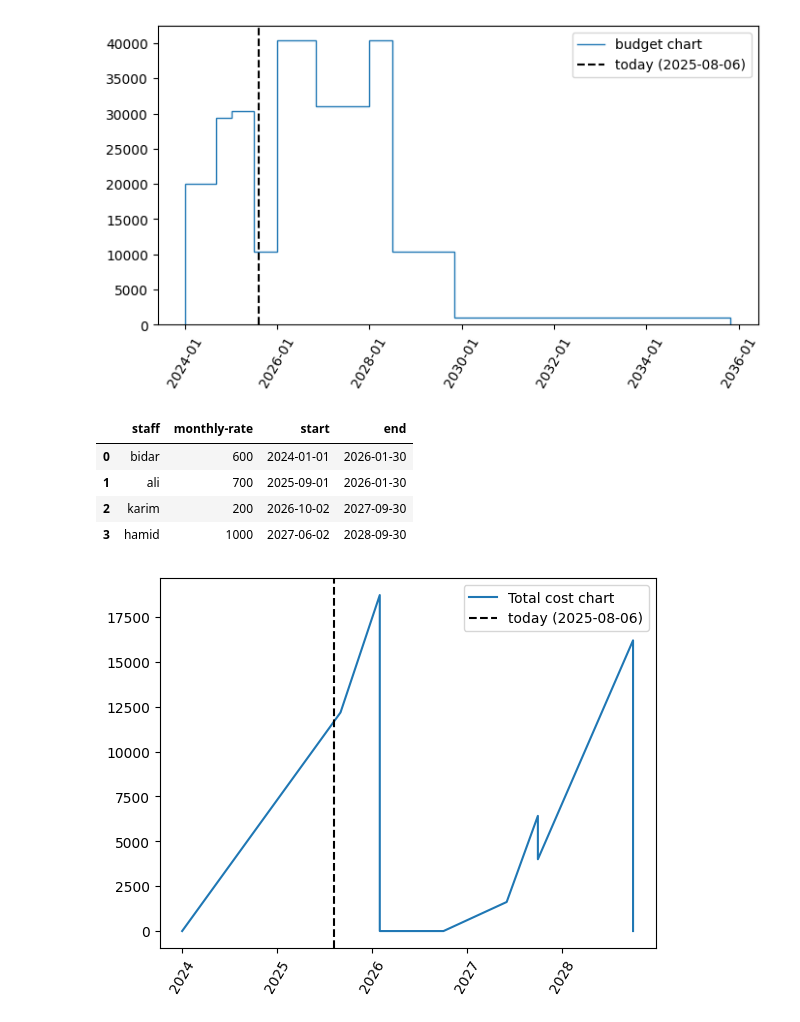
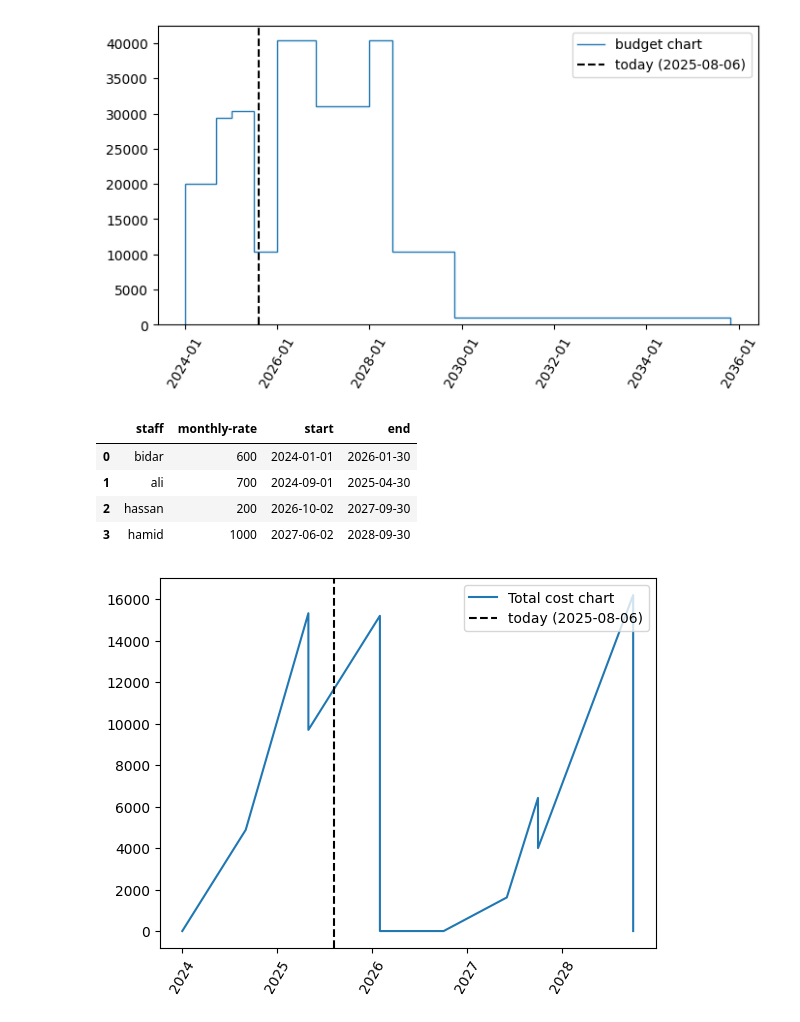
Before and after one commit to amirhoseinbidar/plot-proj, a Jupyter notebook: project.ipynb, the cells around one changed output. Cells and saved outputs as stored; diff of their text form; code cells hidden in the pictures.

```diff
--- a/project.ipynb
+++ b/project.ipynb
@@ -97,7 +98,7 @@ def plot_budget_cumsum(df: pd.DataFrame, ax: plt.Axes = None, plot_today: bool =
     return ax
 
 
-def plot_staff_cost(
+def plot_staff_cost_cumsum(
     df: pd.DataFrame, ax: plt.Axes = None, plot_today: bool = True, color: str = None
 ):
     now = datetime.now()
@@ -144,5 +145,35 @@ def plot_staff_cost(
             linestyle="dashed",
         )
     plt.xticks(rotation=60)
-    ax.legend()
+    ax.legend(loc="upper right")
     return ax
+
+
+def plot_staff_proportional_cost(
+    participation_df: pd.DataFrame,
+    cost_df: pd.DataFrame,
+    budget_df: pd.DataFrame,
+    project_name: str,
+    ax: plt.Axes = None,
+    plot_today: bool = True,
+    color: str = None,
+):
+    project = budget_df[budget_df["name"] == project_name].iloc[0]
+    start, end = project["start"], project["end"]
+
+    active_staffs = cost_df[(cost_df["start"] < end) & (cost_df["end"] > start)].copy()
+    active_staffs["start"] = active_staffs["start"].apply(lambda x: max(x, start))
+    active_staffs["end"] = active_staffs["end"].apply(lambda x: min(x, end))
+
+    for idx, record in active_staffs.iterrows():
+        participation_record = participation_df[
+            (participation_df["staff"] == record["staff"])
+            & (participation_df["name"] == project_name)
+        ]
+        if not participation_record.empty:
+            rate = participation_record.iloc[0]["participation"]
+            active_staffs.at[idx, "monthly-rate"] = record["monthly-rate"] * rate
+        else:
+            active_staffs.at[idx, "monthly-rate"] = 0
+
+    return plot_staff_cost_cumsum(active_staffs, ax, plot_today, color)
@@ -180,17 +217,17 @@ plt.show()
 # %%
 import pandas as pd
 
-cost_df = pd.read_csv('sample2.csv')
+cost_df = pd.read_csv('data/cost.csv')
 cost_df
 # %% [output]
 |  | staff | monthly-rate | start | end |
 | 0 | bidar | 600 | 2024-01-01 | 2026-01-30 |
-| 1 | ali | 700 | 2025-09-01 | 2026-01-30 |
-| 2 | karim | 200 | 2026-10-02 | 2027-09-30 |
+| 1 | ali | 700 | 2024-09-01 | 2025-04-30 |
+| 2 | hassan | 200 | 2026-10-02 | 2027-09-30 |
 | 3 | hamid | 1000 | 2027-06-02 | 2028-09-30 |
 # %%
-plot_staff_cost(cost_df)
+plot_staff_cost_cumsum(cost_df)
 plt.show()
 # %% [output]
-[figure, old version]
+[figure, new version]
 # %%
```
Also changed, not shown: parts of 7 cells of this notebook, 4 other files.
